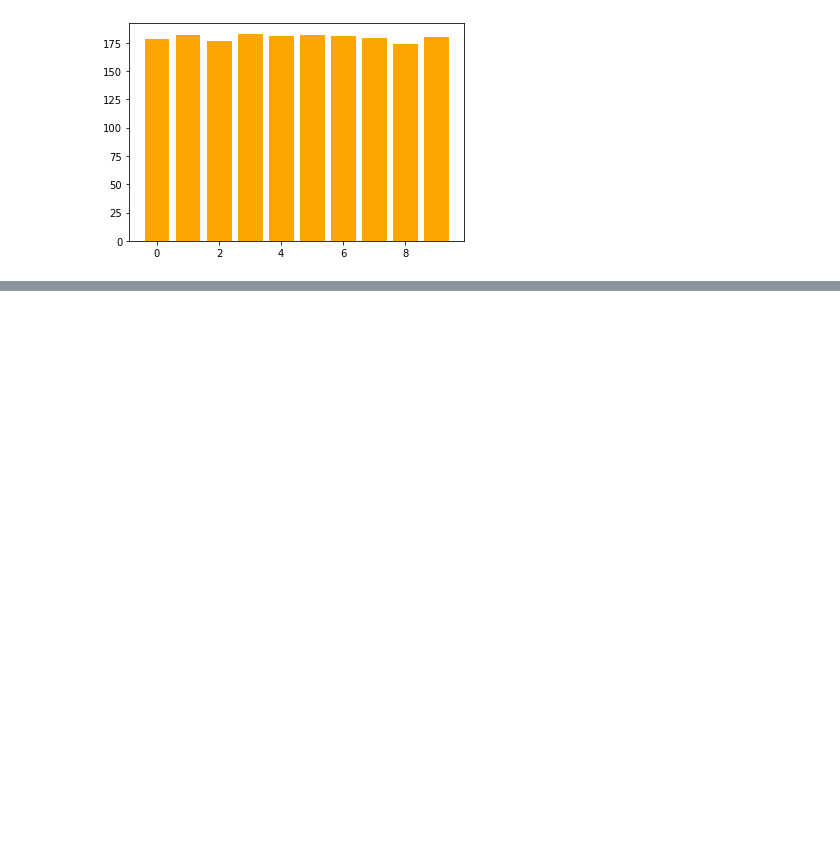
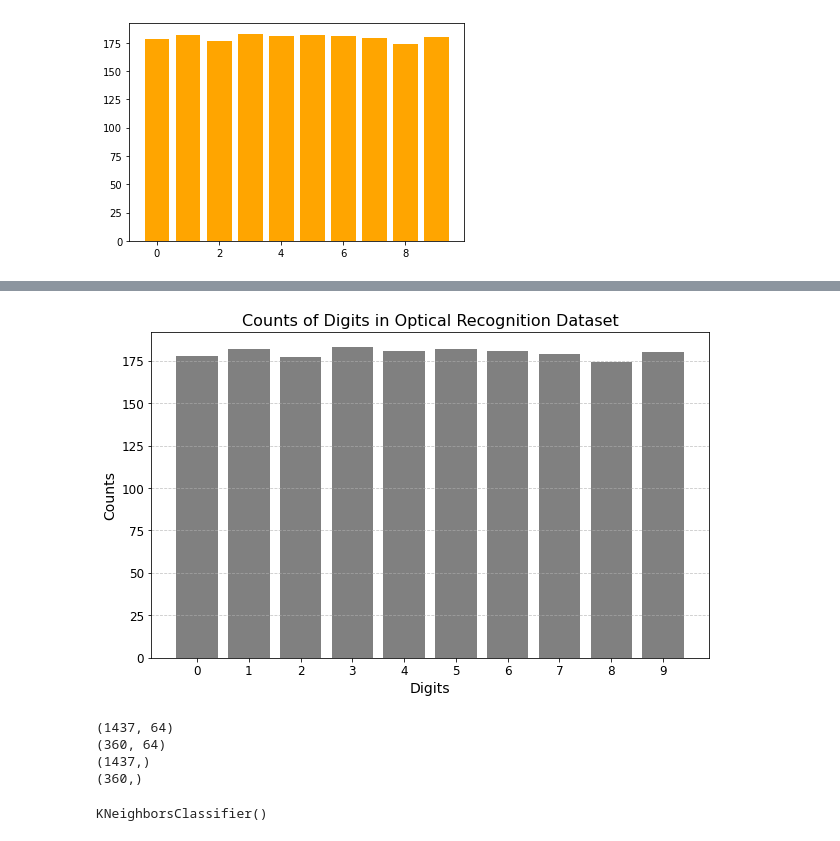
Before and after one commit to va23274/CI345_ML, a Jupyter notebook: Lab05_First_Classification.ipynb, the cells around one changed output, grey strips where cells are left out. Saved outputs shown, nothing was run; the diff lists cells and outputs as text; code cells hidden in the pictures; blank space fills up the shorter version.

```diff
--- a/Lab05_First_Classification.ipynb
+++ b/Lab05_First_Classification.ipynb
@@ -110,0 +99,28 @@ plt.bar(numbers, counts, color='orange' )
+# %%
+import matplotlib.pyplot as plt
+from sklearn.datasets import load_digits
+import numpy as np
+
+# Load the digits dataset
+digits = load_digits()
+
+# Get the target labels
+targets = digits.target
+
+# Count the occurrences of each digit
+unique, counts = np.unique(targets, return_counts=True)
+
+# Plot the bar chart
+plt.figure(figsize=(10, 6))
+plt.bar(unique, counts, color='grey')
+plt.xticks(unique, fontsize=12)
+plt.yticks(fontsize=12)
+plt.xlabel('Digits', fontsize=14)
+plt.ylabel('Counts', fontsize=14)
+plt.title('Counts of Digits in Optical Recognition Dataset', fontsize=16)
+plt.grid(axis='y', linestyle='--', alpha=0.7)
+
+# Show the chart
+plt.show()
+# %% [output]
+[figure, added]
@@ -110,0 +131,19 @@ plt.bar(numbers, counts, color='orange' )
+# %%
+print(X_train.shape)
+print(X_test.shape)
+print(y_train.shape)
+print(y_test.shape)
+# %% [output]
+(1437, 64)
+(360, 64)
+(1437,)
+(360,)
+# %%
+
+from sklearn.neighbors import KNeighborsClassifier
+
+knn = KNeighborsClassifier()
+
+knn.fit(X = X_train, y = y_train)
+# %% [output]
+KNeighborsClassifier()
```
Also changed, not shown: parts of 20 cells of this notebook.
